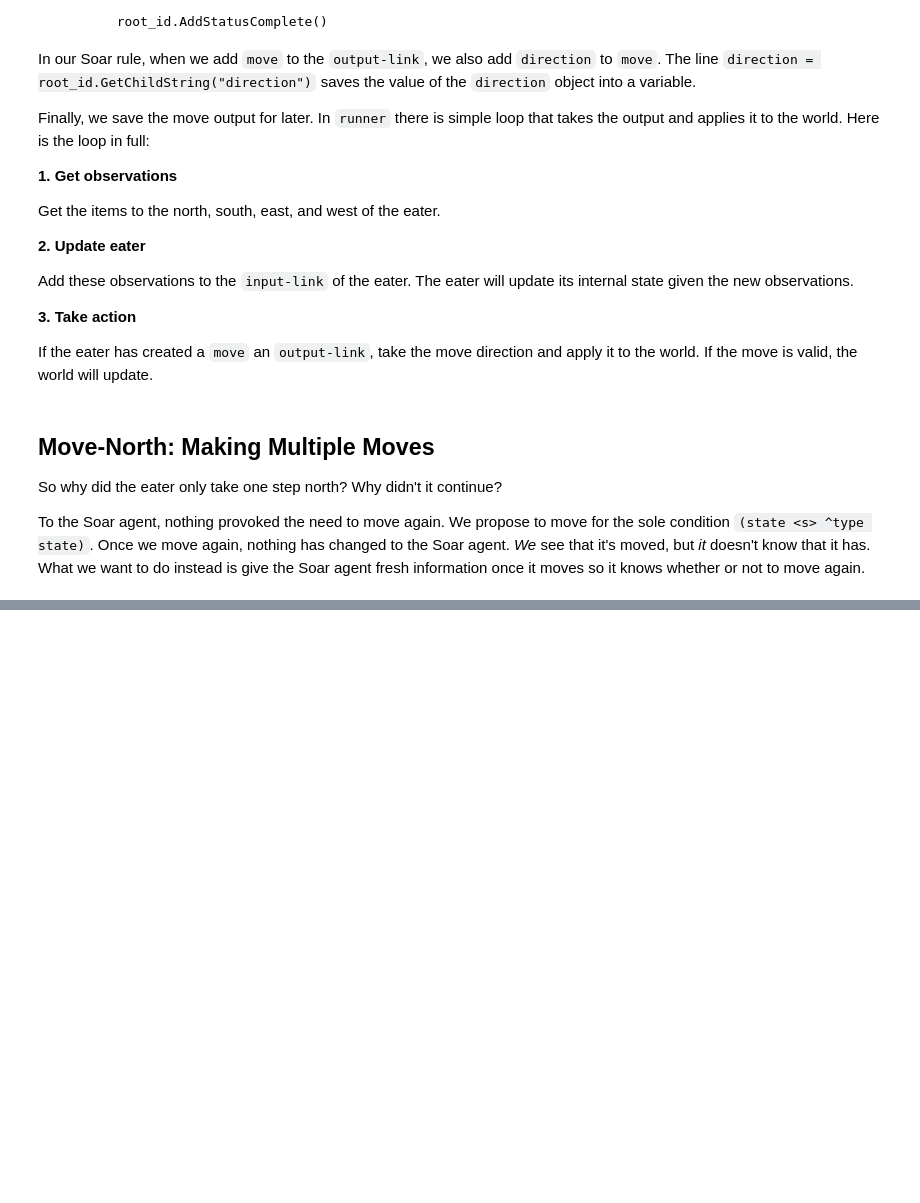
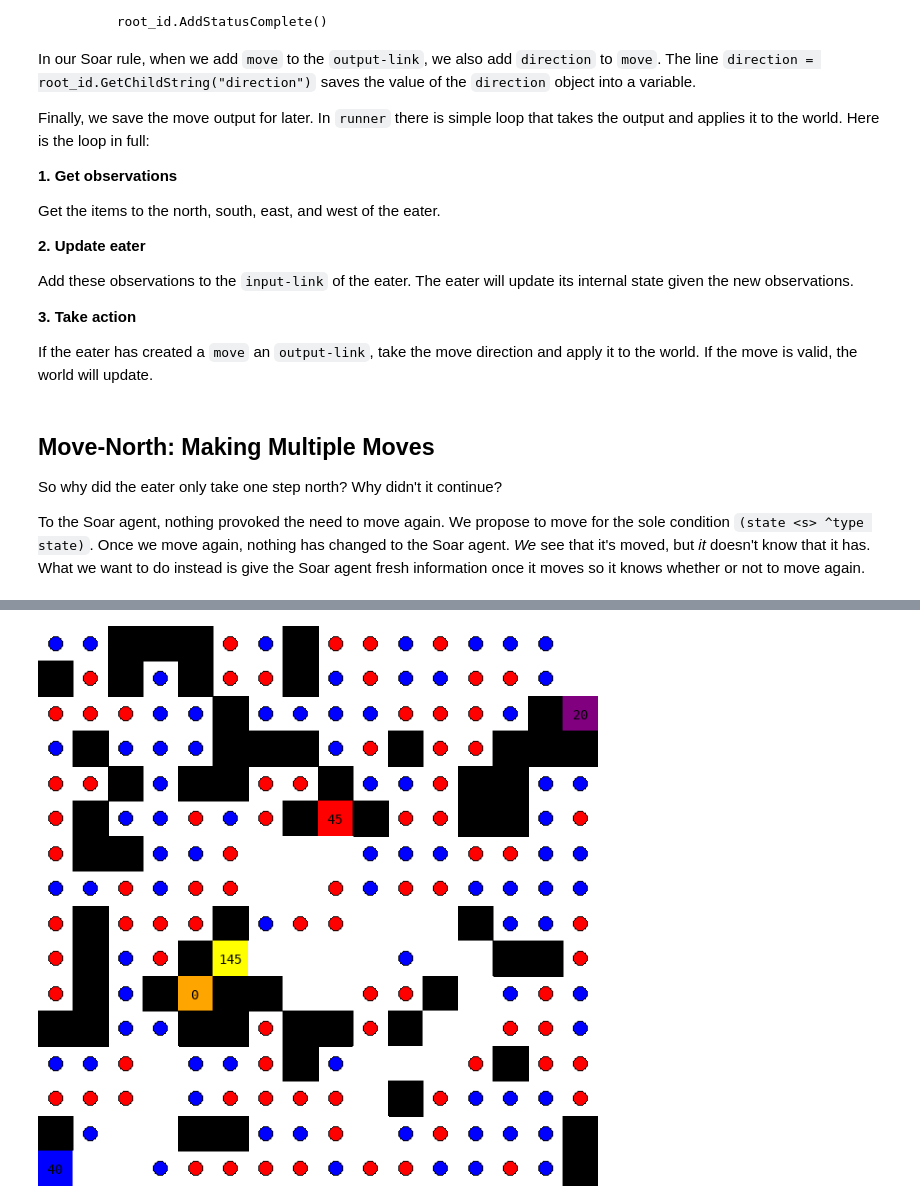
Before and after one commit to kierangilliam/soar, a Jupyter notebook: src/tutorial/3_eaters.ipynb, the cells around one changed output, grey strips where cells are left out. Drawn from its saved outputs; the diff is of its cells as text; code cells hidden in the pictures; blank space fills up the shorter version.

Commit message:
move-to-food tutorial implementation

```diff
--- a/src/tutorial/3_eaters.ipynb
+++ b/src/tutorial/3_eaters.ipynb
@@ -731,0 +895,70 @@ Total: 2 productions sourced.
+# %%
+exercise_move_to_food_applications = """
+sp {apply*move-to-food
+    (state <s> ^io.output-link <out>
+               ^operator <o>)
+    (<o> ^name move-to-food
+         ^direction <dir>)
+-->
+    (<out> ^move.direction <dir>)}
+
+sp {apply*move-to-food*remove-move
+    (state <s> ^io.output-link <out>
+               ^operator.name move-to-food)
+    (<out> ^move <move>)
+    (<move> ^status complete)
+-->
+    (<out> ^move <move> -)}
+"""
+
+exercise_move_to_food_agent_answer = exercise_move_to_food_applications + """
+sp {propose*move-to-normalfood
+    (state <s> ^io <io>)
+    (<io> ^input-link <input-link>)
+    (<input-link> ^location <my-loc>)
+    (<my-loc> ^<direction> <cell>)
+    (<cell> ^content normalfood)
+-->
+    (<s> ^operator <o> +)
+    (<s> ^operator <o> =)
+    (<o> ^name move-to-food
+         ^direction <direction>)}
+
+# Notice how this is a lot like the above rule, just condensed
+sp {propose*move-to-bonusfood
+    (state <s> ^io.input-link.location.<dir>.content bonusfood)
+-->
+    (<s> ^operator <o> + =)
+    (<o> ^name move-to-food
+         ^direction <dir>)}
+
+"""
+
+exercise_move_to_food_disjunction = exercise_move_to_food_applications + """
+sp {propose*move-to-food
+    (state <s> ^io.input-link.location.<dir>.content
+                            << normalfood bonusfood >>)
+-->
+    (<s> ^operator <o> + =)
+    (<o> ^name move-to-food
+         ^direction <dir>)}
+"""
+
+exercise_move_to_food_agent_monitor_answer = exercise_move_to_food_agent_answer + """
+sp {eater*monitor*directions
+    (state <s> ^io.input-link.location.<dir>.content <item>)
+-->
+    (write (crlf) <dir> | <<<<has item>>>> | <item>)}
+"""
+
+eaters = [
+    ('blue',   exercise_move_to_food_agent_monitor_answer),
+    ('red',    exercise_move_to_food_disjunction),
+    ('purple', exercise_move_to_food_agent_answer),
+    ('orange', exercise_move_to_food_agent_answer),
+    ('yellow', exercise_move_to_food_agent_answer),
+]
+
+runner(eaters, total_ticks=100, tick_speed=.1, soar_watch_level=5, debug=True)
+# %% [output]
+[figure, added]
```
Also changed, not shown: parts of 23 cells of this notebook, 2 other files.
